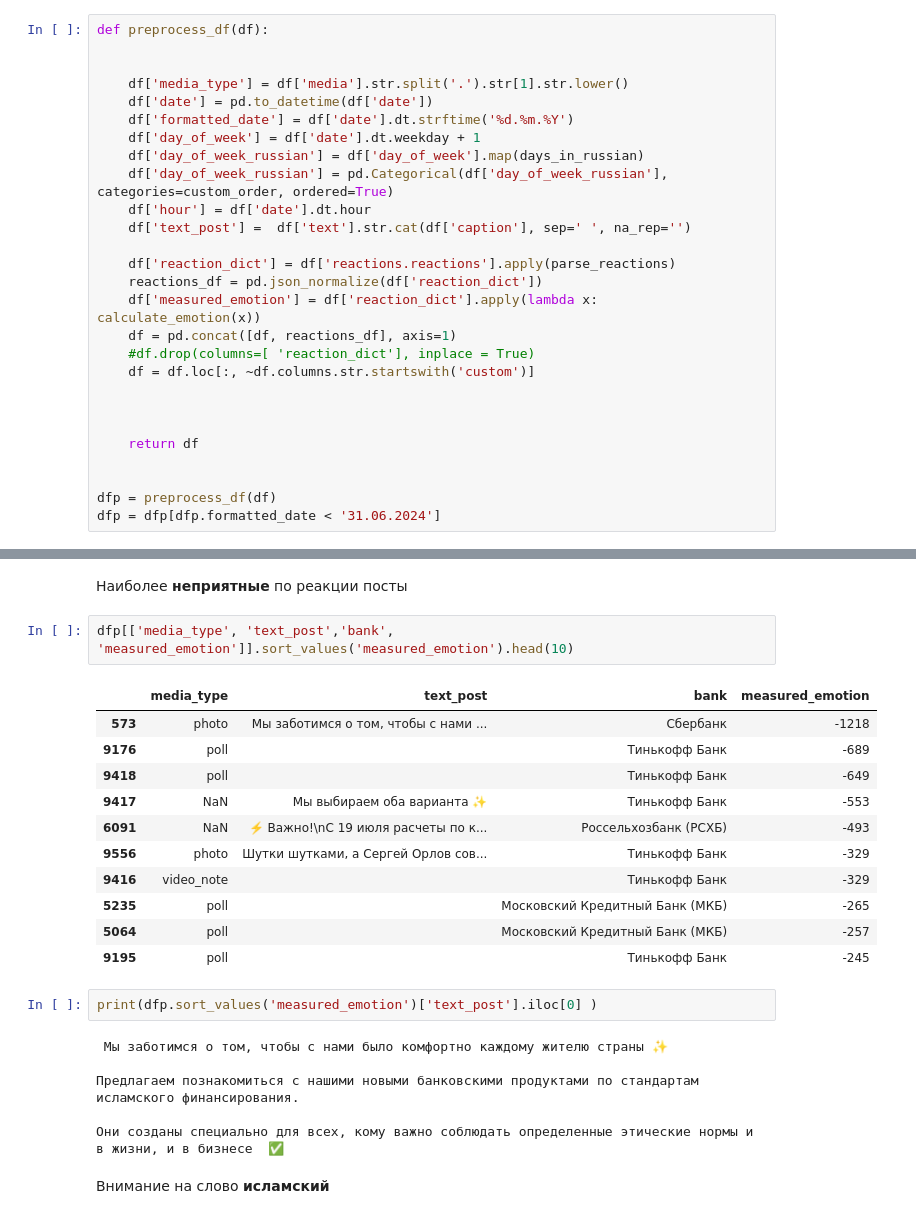
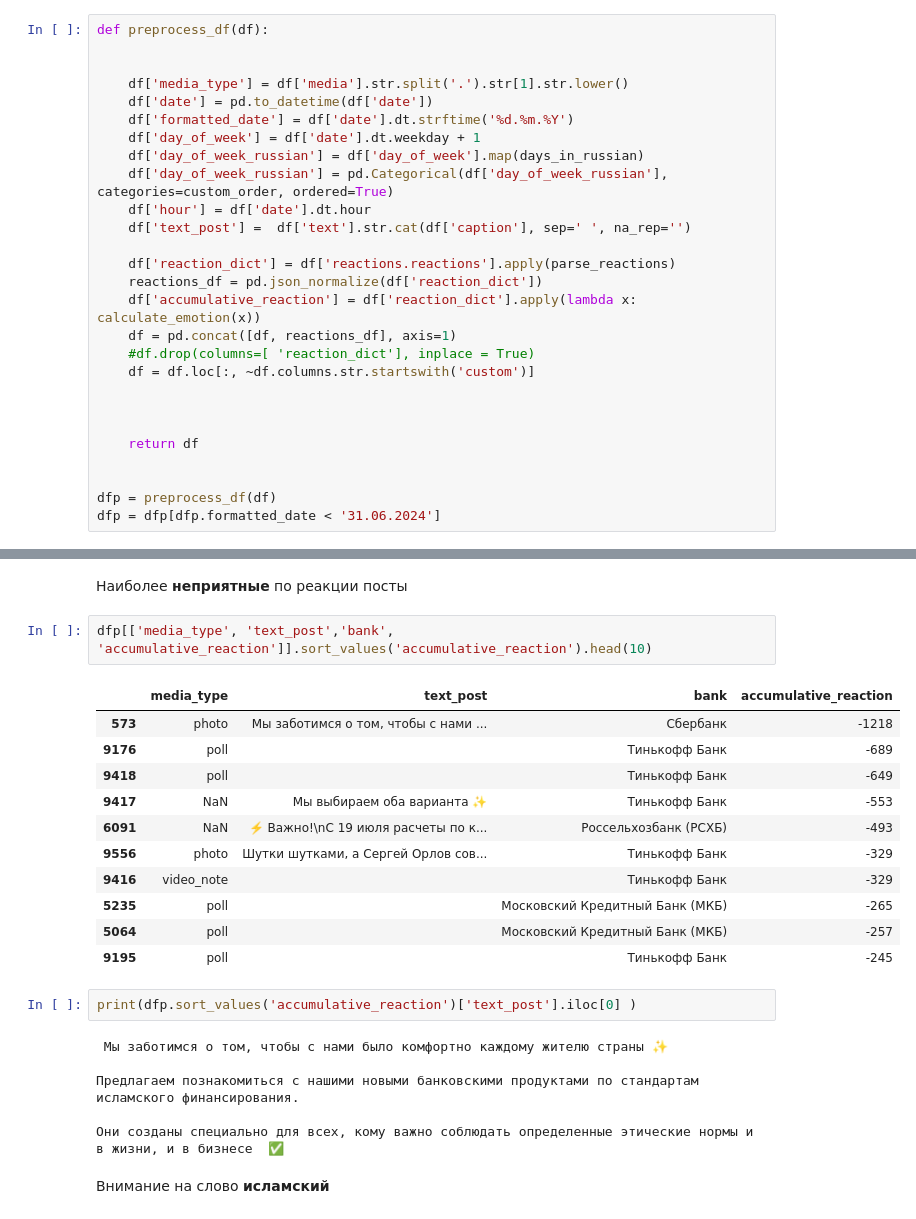
Before and after one commit to EmilStasevski/Parsing-Scraping-projects, a Jupyter notebook: Russian banks' telegram accounts/Аналитика.ipynb, the cells around one changed output, grey strips where cells are left out. Cells and saved outputs as stored; diff of their text form.

```diff
--- a/Russian banks' telegram accounts/Аналитика.ipynb
+++ b/Russian banks' telegram accounts/Аналитика.ipynb
@@ -158,7 +163,7 @@ def preprocess_df(df):
 
     df['reaction_dict'] = df['reactions.reactions'].apply(parse_reactions)
     reactions_df = pd.json_normalize(df['reaction_dict'])
-    df['measured_emotion'] = df['reaction_dict'].apply(lambda x: calculate_emotion(x))
+    df['accumulative_reaction'] = df['reaction_dict'].apply(lambda x: calculate_emotion(x))
     df = pd.concat([df, reactions_df], axis=1)
     #df.drop(columns=[ 'reaction_dict'], inplace = True)
     df = df.loc[:, ~df.columns.str.startswith('custom')]
@@ -279,9 +286,9 @@ print(dfp.sort_values('measured_emotion',
 # %% [markdown]
 Наиболее **неприятные** по реакции посты
 # %%
-dfp[['media_type', 'text_post','bank',  'measured_emotion']].sort_values('measured_emotion').head(10)
+dfp[['media_type', 'text_post','bank',  'accumulative_reaction']].sort_values('accumulative_reaction').head(10)
 # %% [output]
-|  | media_type | text_post | bank | measured_emotion |
+|  | media_type | text_post | bank | accumulative_reaction |
 | 573 | photo | Мы заботимся о том, чтобы с нами ... | Сбербанк | -1218 |
 | 9176 | poll |  | Тинькофф Банк | -689 |
 | 9418 | poll |  | Тинькофф Банк | -649 |
@@ -293,7 +300,7 @@ dfp[['media_type', 'text_post','bank',  'measured_emotion']].sort_values('measur
 | 5064 | poll |  | Московский Кредитный Банк (МКБ) | -257 |
 | 9195 | poll |  | Тинькофф Банк | -245 |
 # %%
-print(dfp.sort_values('measured_emotion')['text_post'].iloc[0] )
+print(dfp.sort_values('accumulative_reaction')['text_post'].iloc[0] )
 # %% [output]
  Мы заботимся о том, чтобы с нами было комфортно каждому жителю страны ✨
 
```
Also changed, not shown: parts of 32 cells of this notebook.
